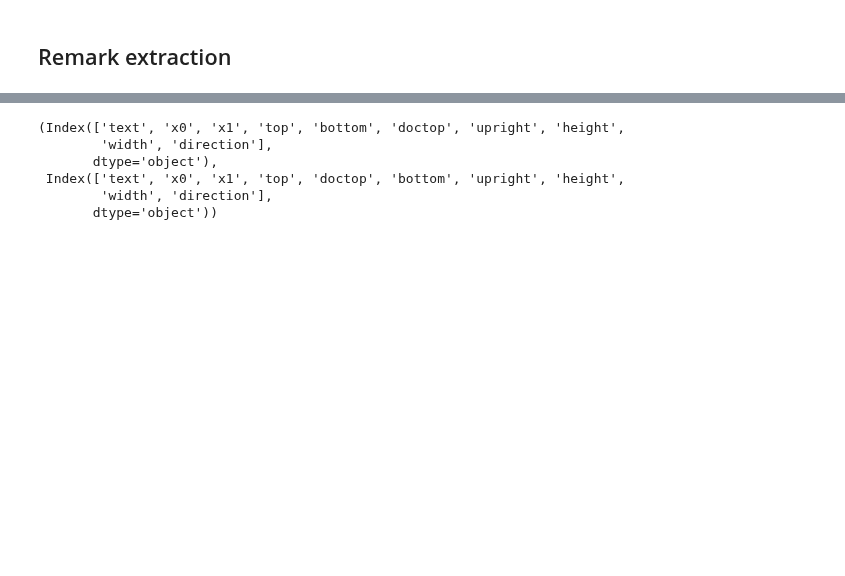
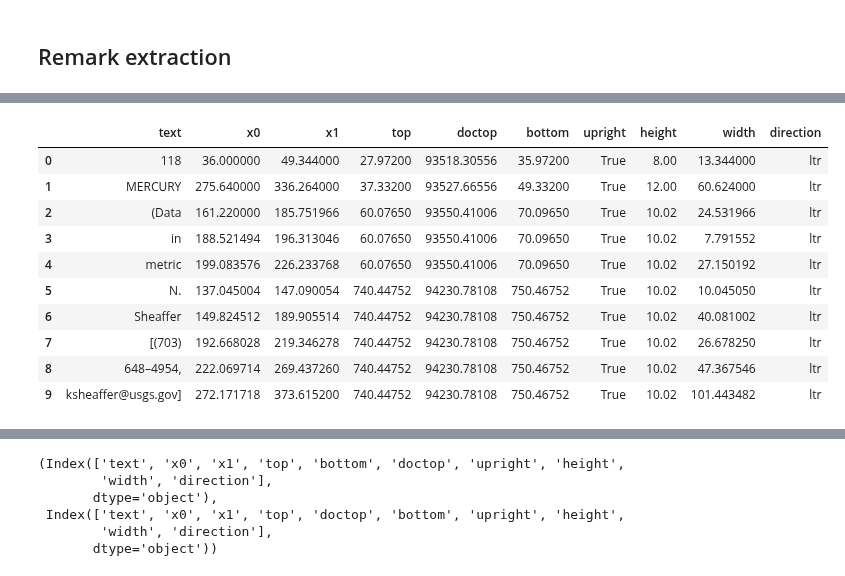
Before and after one commit to Yassmine2020/MaterialRisksSimulation, a Jupyter notebook: test_usgs/main.ipynb, the cells around one changed output, grey strips where cells are left out. Saved outputs shown, nothing was run; the diff lists cells and outputs as text; code cells hidden in the pictures; blank space fills up the shorter version.

```diff
--- a/test_usgs/main.ipynb
+++ b/test_usgs/main.ipynb
@@ -754,3 +780,17 @@ scraping_base['Abrasives']['material_title']
+# %%
+data['pages_content'][0]
+# %% [output]
+|  | text | x0 | x1 | top | doctop | bottom | upright | height | width | direction |
+| 0 | 118 | 36.000000 | 49.344000 | 27.97200 | 93518.30556 | 35.97200 | True | 8.00 | 13.344000 | ltr |
+| 1 | MERCURY | 275.640000 | 336.264000 | 37.33200 | 93527.66556 | 49.33200 | True | 12.00 | 60.624000 | ltr |
+| 2 | (Data | 161.220000 | 185.751966 | 60.07650 | 93550.41006 | 70.09650 | True | 10.02 | 24.531966 | ltr |
+| 3 | in | 188.521494 | 196.313046 | 60.07650 | 93550.41006 | 70.09650 | True | 10.02 | 7.791552 | ltr |
+| 4 | metric | 199.083576 | 226.233768 | 60.07650 | 93550.41006 | 70.09650 | True | 10.02 | 27.150192 | ltr |
+| 5 | N. | 137.045004 | 147.090054 | 740.44752 | 94230.78108 | 750.46752 | True | 10.02 | 10.045050 | ltr |
+| 6 | Sheaffer | 149.824512 | 189.905514 | 740.44752 | 94230.78108 | 750.46752 | True | 10.02 | 40.081002 | ltr |
+| 7 | [(703) | 192.668028 | 219.346278 | 740.44752 | 94230.78108 | 750.46752 | True | 10.02 | 26.678250 | ltr |
+| 8 | 648–4954, | 222.069714 | 269.437260 | 740.44752 | 94230.78108 | 750.46752 | True | 10.02 | 47.367546 | ltr |
+| 9 | ksheaffer@usgs.gov] | 272.171718 | 373.615200 | 740.44752 | 94230.78108 | 750.46752 | True | 10.02 | 101.443482 | ltr |
 # %%
 for material, data in scraping_base.items():
 #   Extract remarks from parentheses in the content of page 0
```
Also changed, not shown: parts of 14 cells of this notebook, 11 other files.
